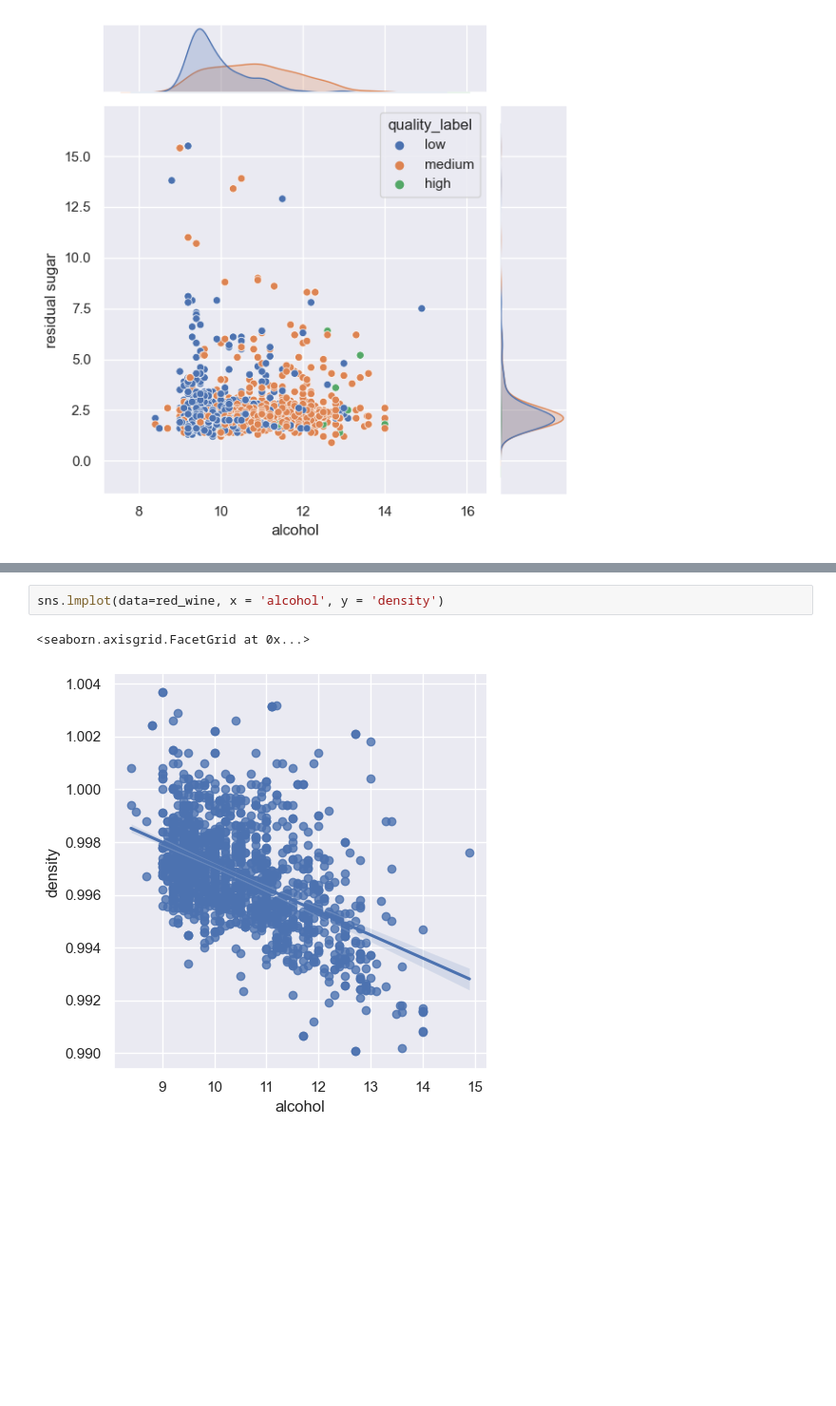
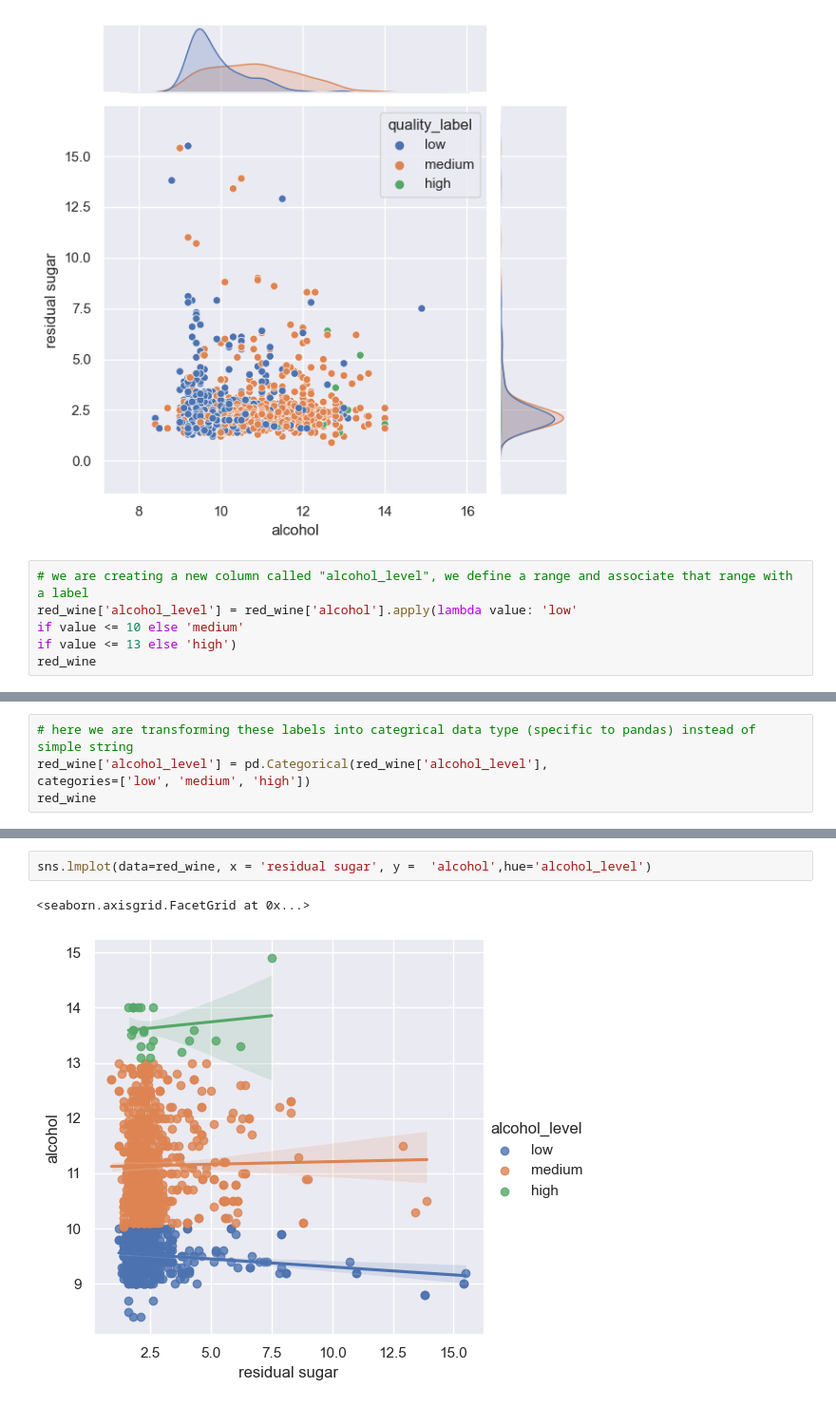
Before and after one commit to roop-kaur/BBVines, a Jupyter notebook: sprint_1.ipynb, the cells around one changed output, grey strips where cells are left out. Shown at 95% size. Cells and saved outputs as stored; diff of their text form; blank space fills up the shorter version.

```diff
--- a/sprint_1.ipynb
+++ b/sprint_1.ipynb
@@ -351,3 +383,9 @@ sns.jointplot(data = red_wine, x="alcohol",y= "residual sugar", hue= "quality_la
 # %% [output]
 <seaborn.axisgrid.JointGrid at 0x...>
 [figure]
+# %%
+# we are creating a new column called "alcohol_level", we define a range and associate that range with a label
+red_wine['alcohol_level'] = red_wine['alcohol'].apply(lambda value: 'low'
+if value <= 10 else 'medium'
+if value <= 13 else 'high')
+red_wine
@@ -353,0 +406,5 @@ sns.jointplot(data = red_wine, x="alcohol",y= "residual sugar", hue= "quality_la
+# %%
+# here we are transforming these labels into categrical data type (specific to pandas) instead of simple string
+red_wine['alcohol_level'] = pd.Categorical(red_wine['alcohol_level'],
+categories=['low', 'medium', 'high'])
+red_wine
@@ -354,5 +425,5 @@ sns.jointplot(data = red_wine, x="alcohol",y= "residual sugar", hue= "quality_la
 # %%
-sns.lmplot(data=red_wine, x = 'alcohol', y = 'density')
+sns.lmplot(data=red_wine, x = 'residual sugar', y =  'alcohol',hue='alcohol_level')
 # %% [output]
 <seaborn.axisgrid.FacetGrid at 0x...>
-[figure, old version]
+[figure, new version]
```
Also changed, not shown: parts of 29 cells of this notebook, 2 other files.
